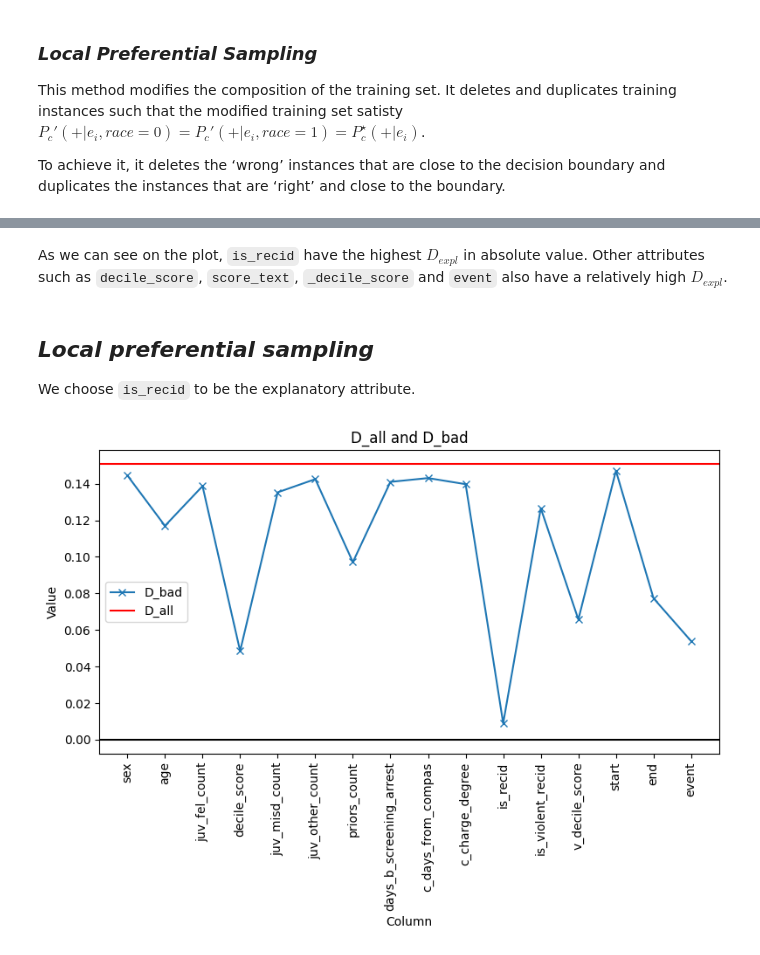
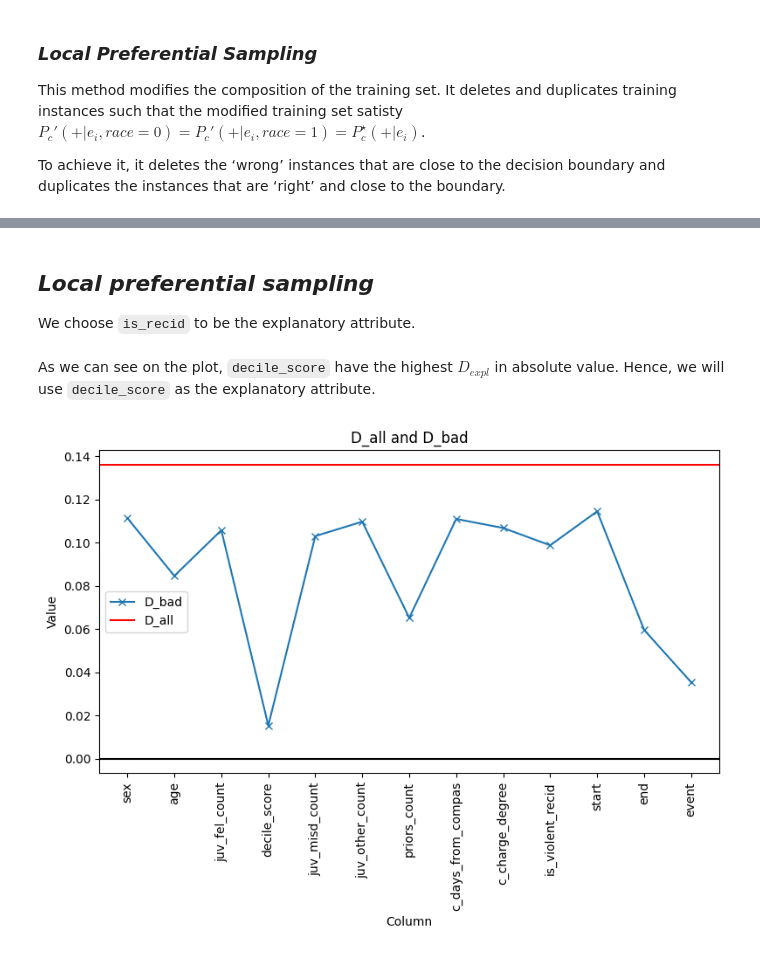
Before and after one commit to helenahxj/Project4-MachineLearningFairness-Group5, a Jupyter notebook: doc/Group5_code.ipynb, the cells around one changed output, grey strips where cells are left out. Cells and saved outputs as stored; diff of their text form; code cells hidden in the pictures.

```diff
--- a/doc/Group5_code.ipynb
+++ b/doc/Group5_code.ipynb
@@ -43,11 +43,11 @@ df.dropna(inplace=True)
 ## we also drop the columns represent the date
 df.drop(['compas_screening_date', 'dob', 'c_jail_in', 'c_jail_out',
          'c_offense_date', 'screening_date', 'v_screening_date',
-         'in_custody', 'out_custody'],
+         'in_custody', 'out_custody', 'days_b_screening_arrest'],
         axis = 1, inplace=True)
 
 ## We drop the somehow repeated attribute, age_cat, score_text, v_score_text
-df.drop(['age_cat', 'score_text', 'v_score_text'],
+df.drop(['age_cat', 'score_text', 'v_score_text', 'is_recid', "v_decile_score"],
         axis = 1, inplace=True)
 
 ## Set sex into 0 or 1, c_charge_degree into 0 or 1
@@ -148,11 +144,10 @@ D_all
 # %%
 expl = ['sex', 'age', 'juv_fel_count', 'decile_score', 'juv_misd_count',
-       'juv_other_count', 'priors_count', 'days_b_screening_arrest',
-       'c_days_from_compas', 'c_charge_degree', 'is_recid', 'is_violent_recid',
-       'v_decile_score', 'start', 'end', 'event']
+       'juv_other_count', 'priors_count',
+       'c_days_from_compas', 'c_charge_degree', 'is_violent_recid', 'start', 'end', 'event']
 
 ## Calculate D_bad
-def D_bad_func(data = df, y_col = "two_year_recid", expl_col = expl):
+def D_bad_func(data = df, y_col = "two_year_recid", expl_col = expl, D_all = D_all_base):
 
   '''
   This function take a data frame, the name of the y column and a list of explanatory attribute as input
@@ -161,9 +156,9 @@ def D_bad_func(data = df, y_col = "two_year_recid", expl_col = expl):
 
   D_bad = dict()
   for i in expl_col:
-    P_star_i = df.groupby(['race', i])[y_col].mean().unstack(fill_value=0).mean()
-    expl_counts = df.groupby(['race', i]).size().unstack(fill_value=0)
-    race_counts = df['race'].value_counts()
+    P_star_i = data.groupby(['race', i])[y_col].mean().unstack(fill_value=0).mean()
+    expl_counts = data.groupby(['race', i]).size().unstack(fill_value=0)
+    race_counts = data['race'].value_counts()
     P_e_r = expl_counts.div(race_counts, axis=0)
     P_e_r_diff =  P_e_r.loc[0] - P_e_r.loc[1]
     D_bad_i = D_all - (P_e_r_diff * P_star_i).sum()
@@ -174,7 +169,7 @@ def D_bad_func(data = df, y_col = "two_year_recid", expl_col = expl):
 D_bad_baseline = D_bad_func()
 # %%
 ## Plot the graph of D_{all} and D_{bad}
-def plot_D(D_bad):
+def plot_D(D_bad, D_all):
   df_plot = pd.DataFrame({
       'Column': D_bad.keys(),
       'D_bad': D_bad.values()
@@ -193,5 +188,5 @@ def plot_D(D_bad):
   plt.tight_layout()
   plt.show()
 
-plot_D(D_bad_baseline)
+plot_D(D_bad_baseline, D_all_base)
 # %% [output]
@@ -199,9 +194,9 @@ plot_D(D_bad_baseline)
-# %% [markdown]
-As we can see on the plot, `is_recid` have the highest $D_{expl}$ in absolute value. Other attributes such as `decile_score`, `score_text`, `_decile_score` and `event` also have a relatively high $D_{expl}$.
 # %% [markdown]
 ## *Local preferential sampling*
 
 We choose `is_recid` to be the explanatory attribute.
+# %% [markdown]
+As we can see on the plot, `decile_score` have the highest $D_{expl}$ in absolute value. Hence, we will use `decile_score` as the explanatory attribute.
 # %%
 def delta(partition_data, r):
   P_race_1 = partition_data[partition_data.race == 1].two_year_recid.mean()
@@ -218,7 +213,7 @@ def LocalPreferentialSampling(expl_str, data = df, drop_c = ["two_year_recid", "
     partition = df[df[expl_str] == i].copy()
     for r in (0, 1):
       D = delta(partition, r)
-      if D > 1:
+      if D > 2:
         race = partition[partition['race'] == r].copy()
         X_race = race.drop(drop_c, axis = 1, inplace = False)
         X_race_scaled = scaler.fit_transform(X_race)
@@ -231,18 +226,20 @@ def LocalPreferentialSampling(expl_str, data = df, drop_c = ["two_year_recid", "
         ## we should increase the number of y = + to race = 1
         race_0 = race[race['two_year_recid'] == 0].sort_values(by='rank')
         race_1 = race[race['two_year_recid'] == 1].sort_values(by='rank')
-        cloest_0 = race_0.head((int(1/2 * D))).drop(columns = 'rank')
-        cloest_1 = race_1.tail((int(1/2 * D))).drop(columns = 'rank')
+        cloest_1_but_0 = race_0.head((int(1/2 * D))).drop(columns = 'rank')
+        cloest_0_but_1 = race_1.tail((int(1/2 * D))).drop(columns = 'rank')
         if r == 0:
-          new_df.drop(cloest_1.index, inplace = True)
-          new_df = pd.concat([new_df, cloest_0], ignore_index=False)
+          new_df.drop(cloest_0_but_1.index, inplace = True)
+          new_df = pd.concat([new_df, cloest_1_but_0], ignore_index=False)
         else:
-          new_df.drop(cloest_0.index, inplace = True)
-          new_df = pd.concat([new_df, cloest_1], ignore_index=False)
+          new_df.drop(cloest_1_but_0.index, inplace = True)
+          new_df = pd.concat([new_df, cloest_0_but_1], ignore_index=False)
   return(new_df)
 # %%
-df_lps = LocalPreferentialSampling('is_recid', data = df)
-D_bad_lps = D_bad_func(data = df_lps, expl_col=expl)
-plot_D(D_bad_baseline)
+df_lps = LocalPreferentialSampling('decile_score', data = df,
+                                   drop_c = ["two_year_recid", "race"])
+D_all_lps = D_all_func(data = df_lps)
+D_bad_lps = D_bad_func(data = df_lps, expl_col=expl, D_all = D_all_lps)
+plot_D(D_bad_lps, D_all_base)
 # %% [output]
-[figure, old version]
+[figure, new version]
```
Also changed, not shown: parts of 9 cells of this notebook, 1 other file.
